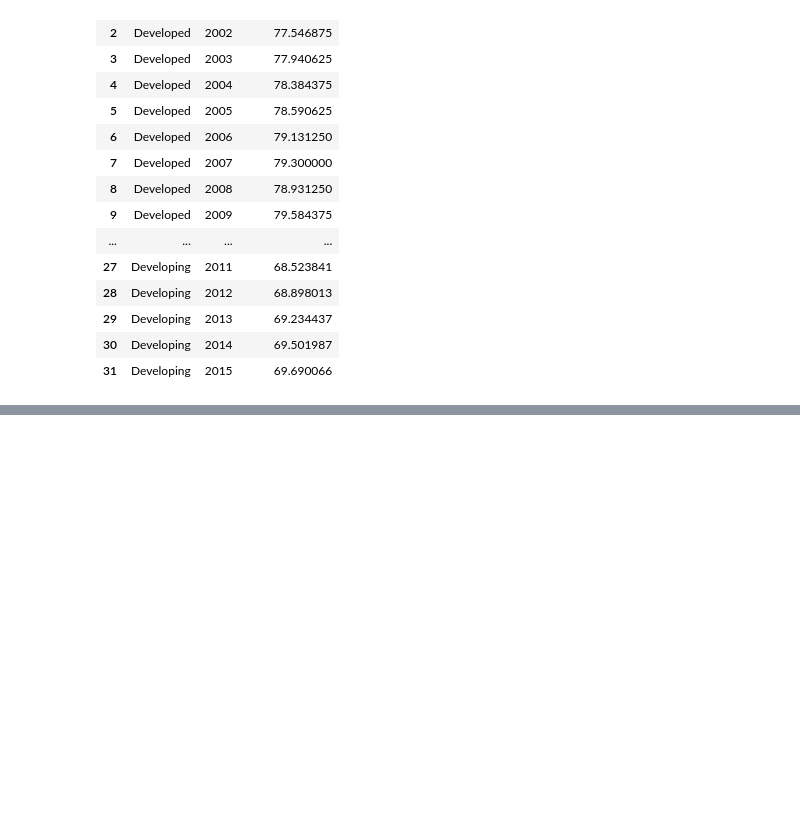
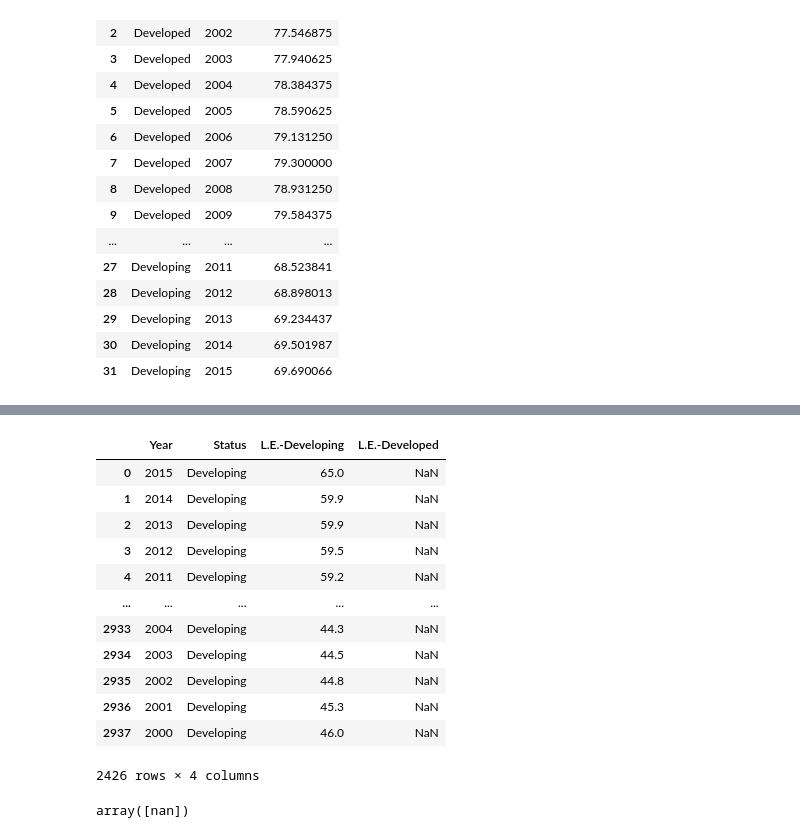
Before and after one commit to Riz97/riz97.github.io, a Jupyter notebook: py_scripts/notebooks/Data_preproccessing_comparison.ipynb, the cells around one changed output, grey strips where cells are left out. Saved outputs shown, nothing was run; the diff lists cells and outputs as text; code cells hidden in the pictures; blank space fills up the shorter version.

```diff
--- a/py_scripts/notebooks/Data_preproccessing_comparison.ipynb
+++ b/py_scripts/notebooks/Data_preproccessing_comparison.ipynb
@@ -88,0 +119,4 @@ df2
+# %%
+df3_dev_ping=df3[df3["Status"].str.contains("Developing")]
+# %%
+df3_dev_ping=df3_dev_ping.rename(columns={"Life_expectancy":"L.E.-Developing"})
@@ -88,0 +139,3 @@ df2
+# %%
+df3_dev_ped=df3[df3["Status"].str.contains("Developed")]
+df3_dev_ped=df3_dev_ped.rename(columns={"Life_expectancy":"L.E.-Developed"})
@@ -88,0 +158,22 @@ df2
+# %%
+df3_join=df3_dev_ping.join(df3_dev_ped["L.E.-Developed"])
+# %%
+df3_join
+# %% [output]
+|  | Year | Status | L.E.-Developing | L.E.-Developed |
+| 0 | 2015 | Developing | 65.0 | NaN |
+| 1 | 2014 | Developing | 59.9 | NaN |
+| 2 | 2013 | Developing | 59.9 | NaN |
+| 3 | 2012 | Developing | 59.5 | NaN |
+| 4 | 2011 | Developing | 59.2 | NaN |
+| ... | ... | ... | ... | ... |
+| 2933 | 2004 | Developing | 44.3 | NaN |
+| 2934 | 2003 | Developing | 44.5 | NaN |
+| 2935 | 2002 | Developing | 44.8 | NaN |
+| 2936 | 2001 | Developing | 45.3 | NaN |
+| 2937 | 2000 | Developing | 46.0 | NaN |
+2426 rows × 4 columns
+# %%
+display(df3_join["L.E.-Developed"].unique())
+# %% [output]
+array([nan])
```
Also changed, not shown: parts of 17 cells of this notebook, 6 other files.
